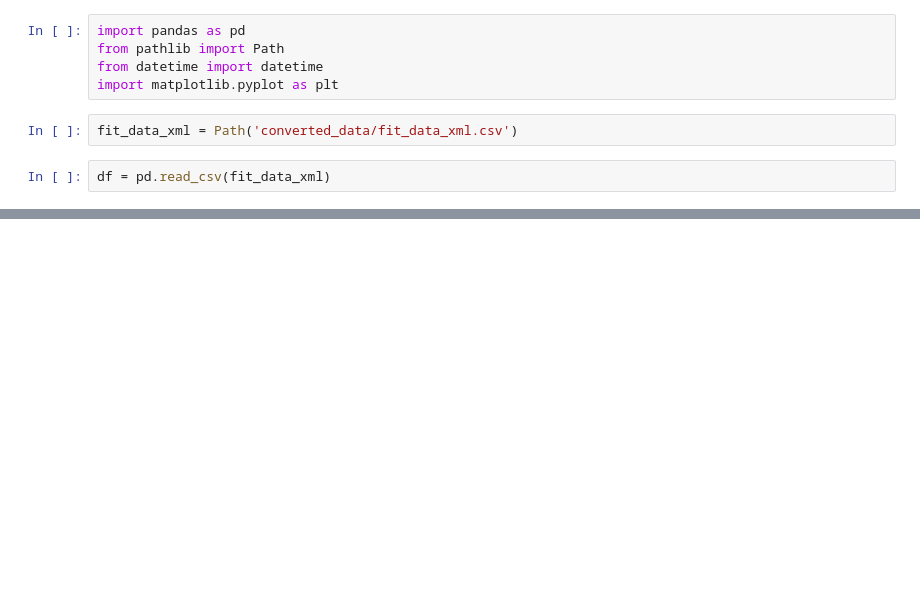
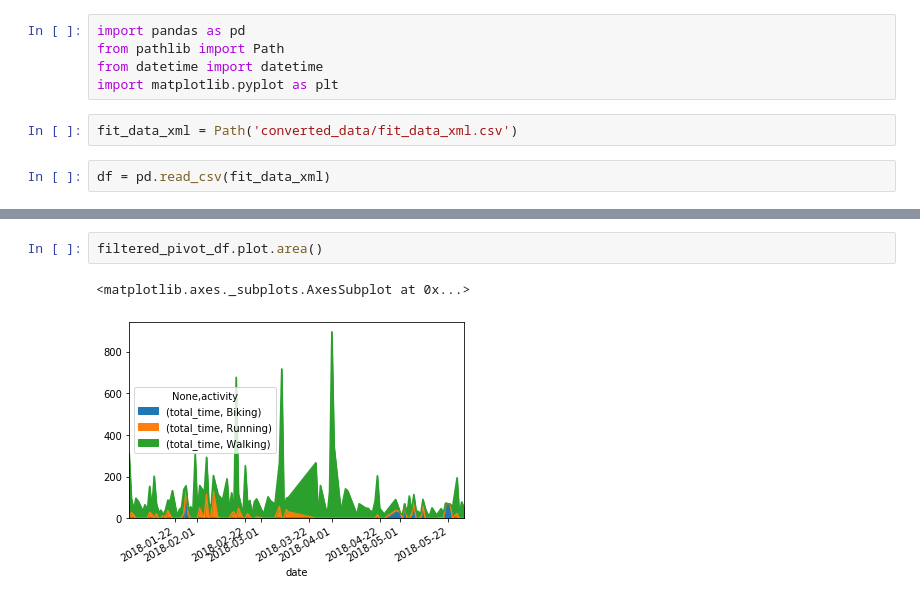
Before and after one commit to ikoyfman/gdata_exploring, a Jupyter notebook: fit_data_xml_explore.ipynb, the cells around one changed output, grey strips where cells are left out. Drawn from its saved outputs; the diff is of its cells as text; blank space fills up the shorter version.

```diff
--- a/fit_data_xml_explore.ipynb
+++ b/fit_data_xml_explore.ipynb
@@ -34,0 +139,5 @@ df.head()
+# %%
+filtered_pivot_df.plot.area()
+# %% [output]
+<matplotlib.axes._subplots.AxesSubplot at 0x...>
+[figure, added]
```
Also changed, not shown: parts of 27 cells of this notebook, 4 other files.
